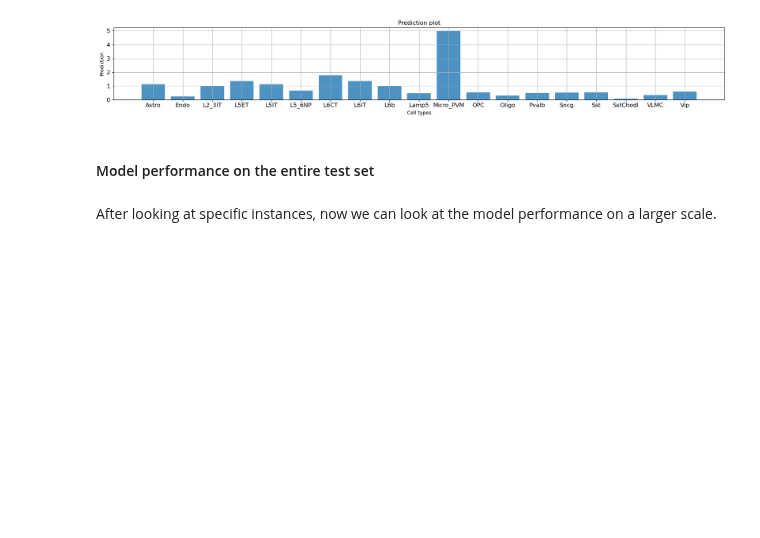
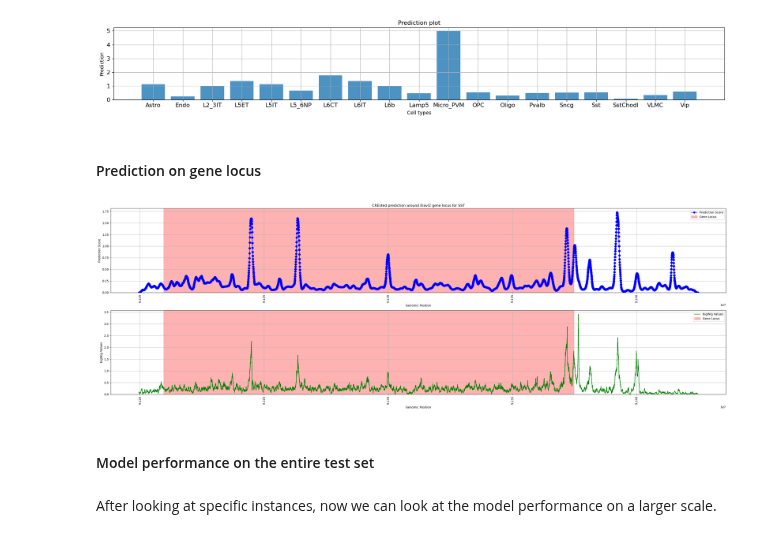
Before and after one commit to aertslab/CREsted, a Jupyter notebook: docs/tutorials/model_training_and_eval.ipynb, the cells around one changed output. Cells and saved outputs as stored; diff of their text form; code cells hidden in the pictures; blank space fills up the shorter version.

```diff
--- a/docs/tutorials/model_training_and_eval.ipynb
+++ b/docs/tutorials/model_training_and_eval.ipynb
@@ -463,6 +474,28 @@ from crested.pl.bar import prediction_bar
 prediction_bar(prediction, classes=list(adata.obs_names))
 # %% [output]
 [figure]
+# %% [markdown]
+#### Prediction on gene locus
+# %%
+chrom = 'chr4'
+start = 91209533
+end = 91374781
+
+scores, coordinates, min_loc, max_loc, tss_position = evaluator.score_gene_locus(
+    chr_name=chrom,
+    gene_start=start,
+    gene_end=end,
+    class_name='Sst',
+    strand='-',
+)
+# %%
+bigwig = '/home/VIB.LOCAL/niklas.kempynck/nkemp/mouse/biccn/bigwigs/bws/Sst.bw'
+bw_values, midpoints = crested.tl.extract_bigwig_values_per_bp(bigwig, coordinates)
+# %%
+crested.pl.hist.locus_scoring(scores, coordinates, (min_loc,max_loc), gene_start=start,gene_end=end, title='CREsted prediction around Elavl2 gene locus for SST', bigwig_values=bw_values, bigwig_midpoints=midpoints
+)
+# %% [output]
+[figure, added]
 # %% [markdown]
 #### Model performance on the entire test set
 # %% [markdown]
```
Also changed, not shown: parts of 14 cells of this notebook, 6 other files.
